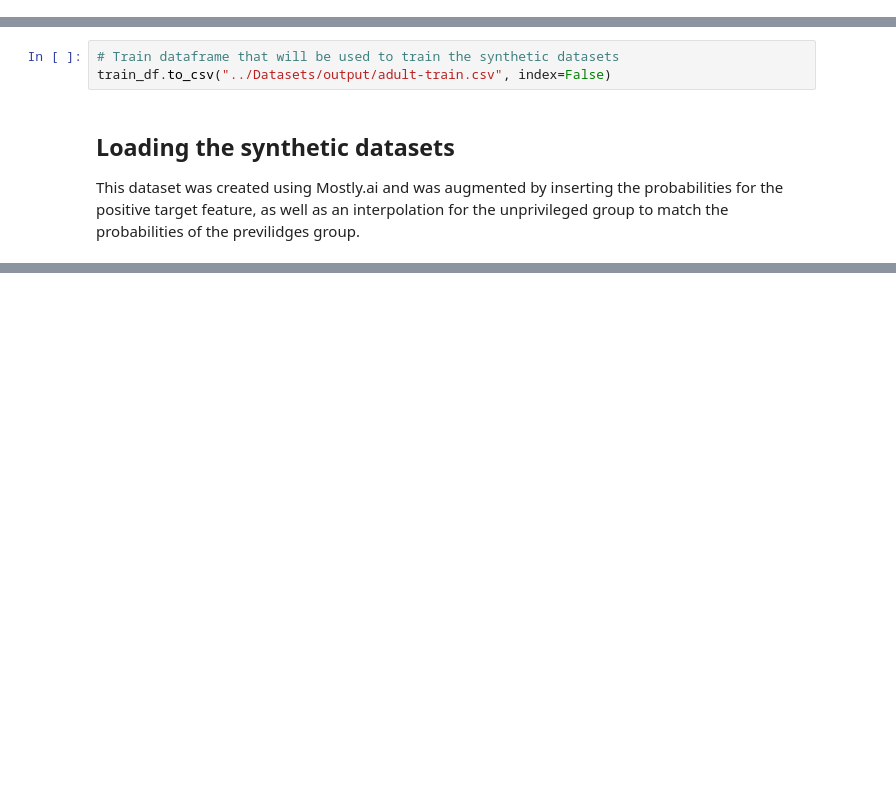
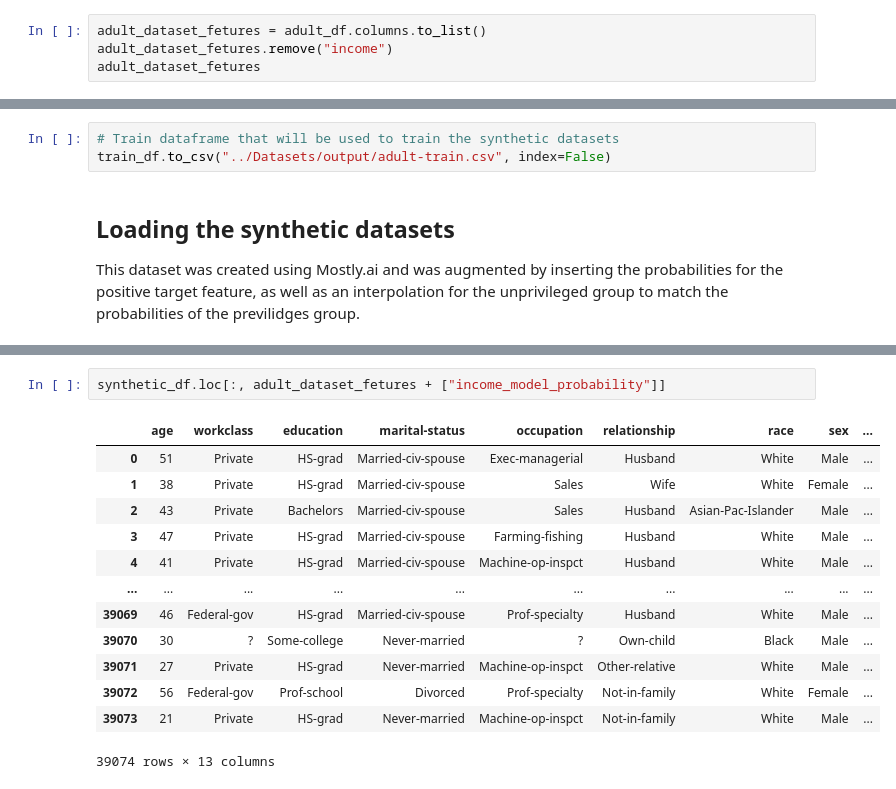
Before and after one commit to krugergui/Strong-statistical-parity-through-fair-synthetic-data, a Jupyter notebook: notebooks/adult-uci.ipynb, the cells around one changed output, grey strips where cells are left out. Drawn from its saved outputs; the diff is of its cells as text; blank space fills up the shorter version.

```diff
--- a/notebooks/adult-uci.ipynb
+++ b/notebooks/adult-uci.ipynb
@@ -53,3 +56,7 @@ Data columns (total 13 columns):
  12  income          48842 non-null  object
 dtypes: int64(4), object(9)
 memory usage: 4.8+ MB
+# %%
+adult_dataset_fetures = adult_df.columns.to_list()
+adult_dataset_fetures.remove("income")
+adult_dataset_fetures
@@ -162,0 +240,16 @@ synthetic_df.head()
+# %%
+synthetic_df.loc[:, adult_dataset_fetures + ["income_model_probability"]]
+# %% [output]
+|  | age | workclass | education | marital-status | occupation | relationship | race | sex | ... |
+| 0 | 51 | Private | HS-grad | Married-civ-spouse | Exec-managerial | Husband | White | Male | ... |
+| 1 | 38 | Private | HS-grad | Married-civ-spouse | Sales | Wife | White | Female | ... |
+| 2 | 43 | Private | Bachelors | Married-civ-spouse | Sales | Husband | Asian-Pac-Islander | Male | ... |
+| 3 | 47 | Private | HS-grad | Married-civ-spouse | Farming-fishing | Husband | White | Male | ... |
+| 4 | 41 | Private | HS-grad | Married-civ-spouse | Machine-op-inspct | Husband | White | Male | ... |
+| ... | ... | ... | ... | ... | ... | ... | ... | ... | ... |
+| 39069 | 46 | Federal-gov | HS-grad | Married-civ-spouse | Prof-specialty | Husband | White | Male | ... |
+| 39070 | 30 | ? | Some-college | Never-married | ? | Own-child | Black | Male | ... |
+| 39071 | 27 | Private | HS-grad | Never-married | Machine-op-inspct | Other-relative | White | Male | ... |
+| 39072 | 56 | Federal-gov | Prof-school | Divorced | Prof-specialty | Not-in-family | White | Female | ... |
+| 39073 | 21 | Private | HS-grad | Never-married | Machine-op-inspct | Not-in-family | White | Male | ... |
+39074 rows × 13 columns
```
Also changed, not shown: parts of 13 cells of this notebook, 4 other files.
